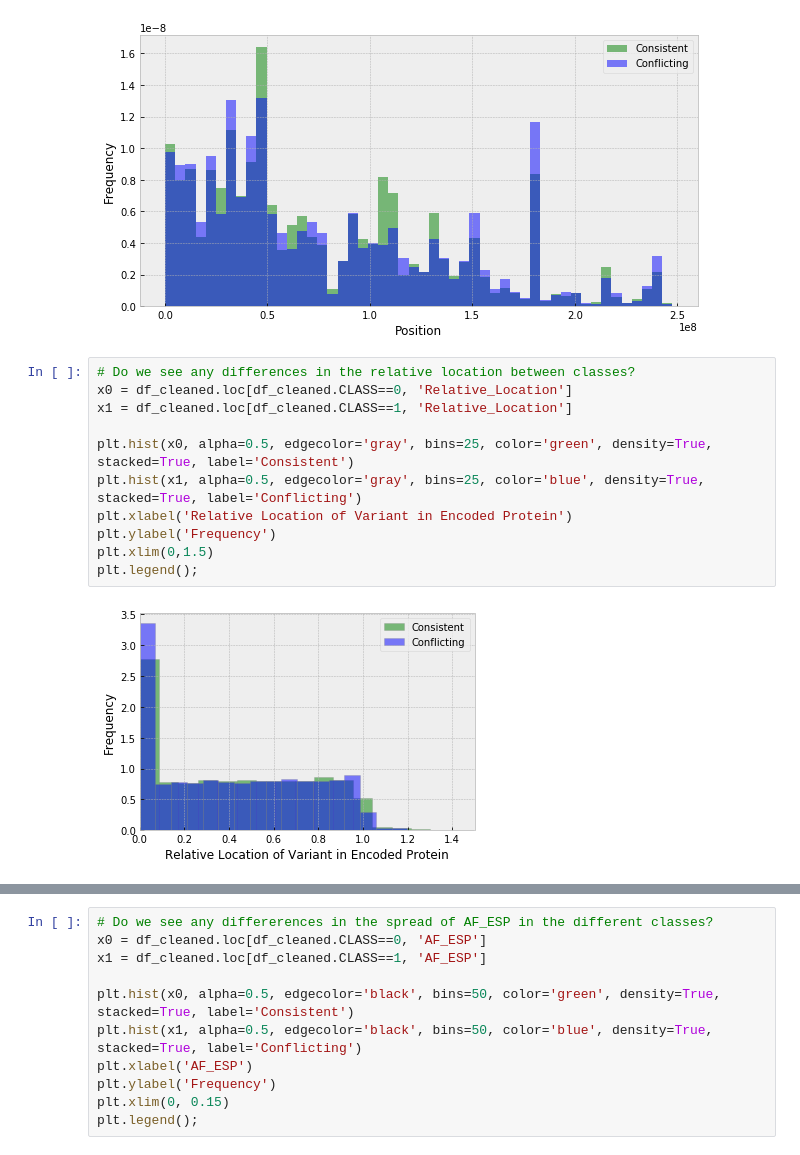
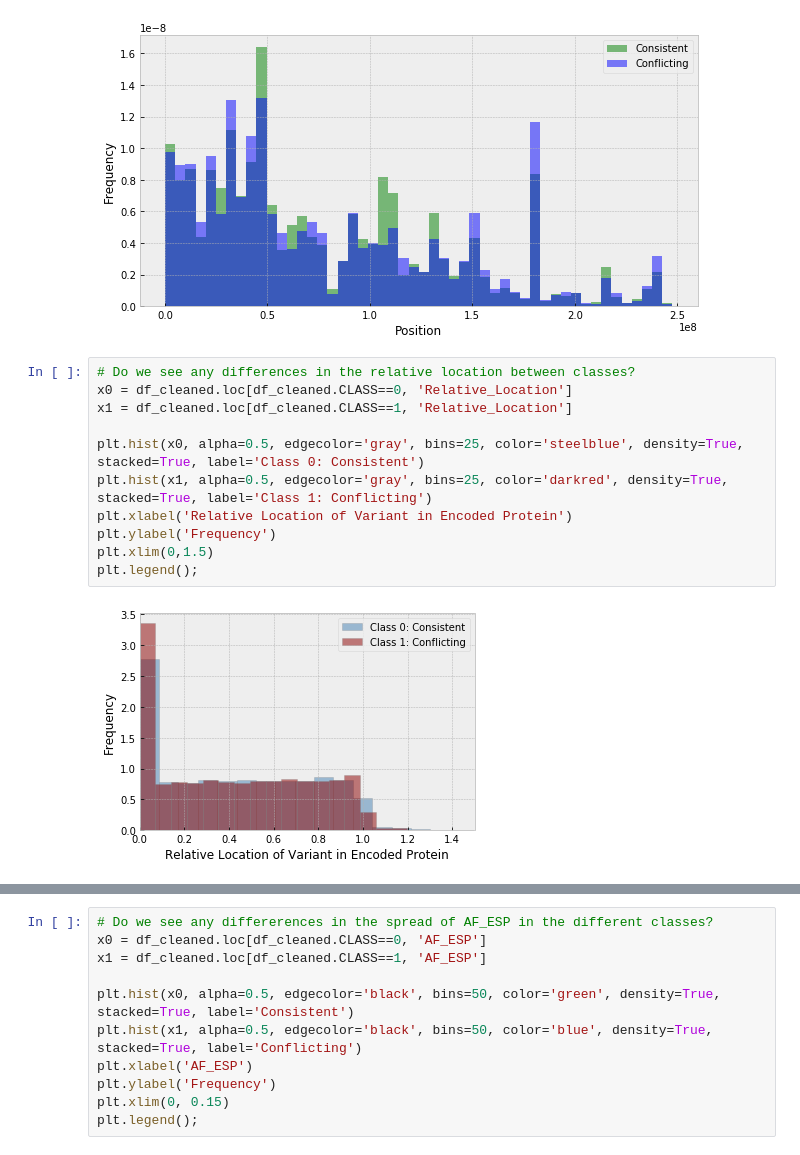
Before and after one commit to gksullan/Springboard_Capstone_1, a Jupyter notebook: exploratory_data_analysis.ipynb, the cells around one changed output, grey strips where cells are left out. Saved outputs shown, nothing was run; the diff lists cells and outputs as text.

```diff
--- a/exploratory_data_analysis.ipynb
+++ b/exploratory_data_analysis.ipynb
@@ -181,13 +181,13 @@ plt.legend();
 # %%
 # Do we see any differences in the relative location between classes?
 x0 = df_cleaned.loc[df_cleaned.CLASS==0, 'Relative_Location']
 x1 = df_cleaned.loc[df_cleaned.CLASS==1, 'Relative_Location']
 
-plt.hist(x0, alpha=0.5, edgecolor='gray', bins=25, color='green', density=True, stacked=True, label='Consistent')
-plt.hist(x1, alpha=0.5, edgecolor='gray', bins=25, color='blue', density=True, stacked=True, label='Conflicting')
+plt.hist(x0, alpha=0.5, edgecolor='gray', bins=25, color='steelblue', density=True, stacked=True, label='Class 0: Consistent')
+plt.hist(x1, alpha=0.5, edgecolor='gray', bins=25, color='darkred', density=True, stacked=True, label='Class 1: Conflicting')
 plt.xlabel('Relative Location of Variant in Encoded Protein')
 plt.ylabel('Frequency')
 plt.xlim(0,1.5)
 plt.legend();
 # %% [output]
-[figure, old version]
+[figure, new version]
```
Also changed, not shown: parts of 4 cells of this notebook, 2 other files.
